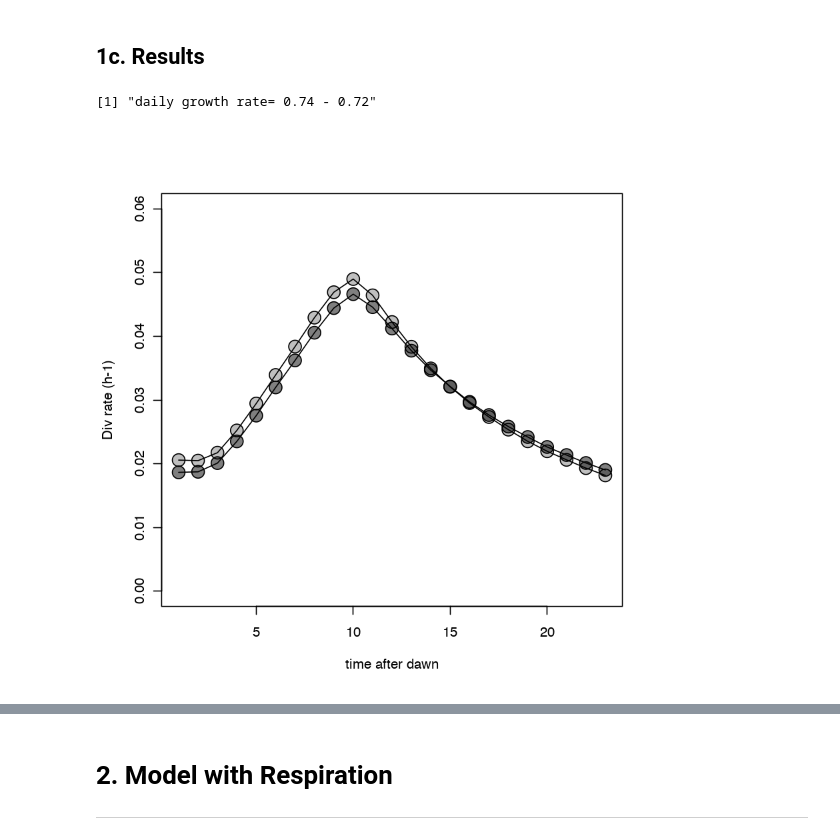
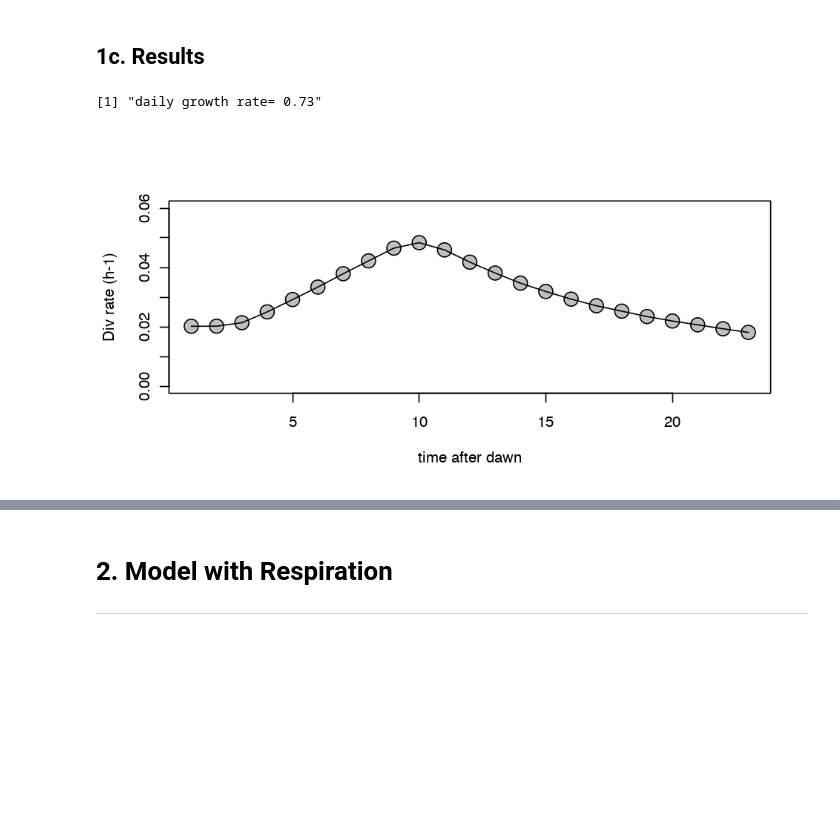
Before and after one commit to fribalet/ssPopModel, a Jupyter notebook: inst/ssMatrixModel_tests.ipynb, the cells around one changed output, grey strips where cells are left out. Cells and saved outputs as stored; diff of their text form; code cells hidden in the pictures; blank space fills up the shorter version.

```diff
--- a/inst/ssMatrixModel_tests.ipynb
+++ b/inst/ssMatrixModel_tests.ipynb
@@ -317,48 +305,52 @@ Iteration: 150 bestvalit: 0.229842 bestmemit:    0.170228    0.031504    3.88236
 # %% [markdown]
 ## 1c. Results
 # %%
-		####################################################
-		## Calculate projections from best fit parameters ##
-		####################################################
-        library(ggplot2)
-        library(reshape2)
-		res <- which(diff(as.numeric(colnames(V.hists))) == time.interval) # select time that have at least 2 consecutive time points, required for comparing the projection to the next time point
-		Vproj <- Vproj. <- V.hists
-		Nproj <- Nproj. <- N.dist
-		mu_N <- mu_N. <- matrix(nrow=1,ncol=dim(V.hists)[2])
-		volbins <- as.numeric(row.names(V.hists))
+####################################################
+## Calculate projections from best fit parameters ##
+####################################################
+library(ggplot2)
+library(reshape2)
+res <- which(diff(as.numeric(colnames(V.hists))) == time.interval) # select time that have at least 2 consecutive time points, required for comparing the projection to the next time point
+Vproj <- Vproj. <- V.hists
+Nproj <- Nproj. <- N.dist
+mu_N <- mu_N. <- matrix(nrow=1,ncol=dim(V.hists)[2])
+volbins <- as.numeric(row.names(V.hists))
 
-		for(hr in res){
-					B <- .matrix.conct.fast(hr=hr-1, Einterp=Einterp, volbins=volbins, gmax=gmax, dmax=dmax,b=b, E_star=E_star,c=c, d=d, resol=resol)
-                    Nproj[,hr+1] <- round(B %*% Nproj[,hr]) # calculate numbers of individuals
-					Vproj[,hr+1] <- B %*% Vproj[,hr] # calculate the projected size-frequency distribution
-					Vproj[,hr+1] <- Vproj[,hr+1]/sum(Vproj[,hr+1]) # normalize distribution so sum = 1
-					mu_N[,hr+1] <- log(sum(Nproj[,hr+1])/sum(Nproj[,hr]))/
-								((as.numeric(colnames(Nproj)[hr+1])-as.numeric(colnames(Nproj)[hr]))/(time.interval))
+for(hr in res){
+		B <- .matrix.conct.fast(hr=hr-1, Einterp=Einterp, volbins=volbins, gmax=gmax, dmax=dmax,b=b, E_star=E_star,c=c, d=d, resol=resol)
+        Nproj[,hr+1] <- round(B %*% Nproj[,hr]) # calculate numbers of individuals
+	    Vproj[,hr+1] <- B %*% Vproj[,hr] # calculate the projected size-frequency distribution
+		Vproj[,hr+1] <- Vproj[,hr+1]/sum(Vproj[,hr+1]) # normalize distribution so sum = 1
+		mu_N[,hr+1] <- log(sum(Nproj[,hr+1])/sum(Nproj[,hr]))/
+					    ((as.numeric(colnames(Nproj)[hr+1])-as.numeric(colnames(Nproj)[hr]))/(time.interval))
 
-            B. <- .matrix.conct.fast(hr=hr-1, Einterp=Einterp, volbins=volbins, gmax=gmax., dmax=dmax.,b=b., E_star=E_star.,c=c., d=d., resol=resol)
-                    Nproj.[,hr+1] <- round(B. %*% Nproj.[,hr]) # calculate numbers of individuals
-					Vproj.[,hr+1] <- B. %*% Vproj.[,hr] # calculate the projected size-frequency distribution
-					Vproj.[,hr+1] <- Vproj.[,hr+1]/sum(Vproj.[,hr+1]) # normalize distribution so sum = 1
-					mu_N.[,hr+1] <- log(sum(Nproj.[,hr+1])/sum(Nproj.[,hr]))/
-								((as.numeric(colnames(Nproj.)[hr+1])-as.numeric(colnames(Nproj.)[hr]))/(time.interval))
-						}
-		Nproj <- colSums(Nproj)
-		colnames(mu_N) <- colnames(Vproj)
-		Nproj. <- colSums(Nproj.)
-		colnames(mu_N.) <- colnames(Vproj.)
-		#############################
-		## Growth rate calculation ##
-		#############################
-		d.mu_N <- 24*mean(mu_N[-c(1:2)], na.rm=T)
-		d.mu_N. <- 24*mean(mu_N.[-c(1:2)], na.rm=T)
+#       B. <- .matrix.conct.fast(hr=hr-1, Einterp=Einterp, volbins=volbins, gmax=gmax., dmax=dmax.,b=b., E_star=E_star.,c=c., d=d., resol=resol)
+#       Nproj.[,hr+1] <- round(B. %*% Nproj.[,hr]) # calculate numbers of individuals
+#       Vproj.[,hr+1] <- B. %*% Vproj.[,hr] # calculate the projected size-frequency distribution
+# 	    Vproj.[,hr+1] <- Vproj.[,hr+1]/sum(Vproj.[,hr+1]) # normalize distribution so sum = 1
+# 		mu_N.[,hr+1] <- log(sum(Nproj.[,hr+1])/sum(Nproj.[,hr]))/
+# 					    ((as.numeric(colnames(Nproj.)[hr+1])-as.numeric(colnames(Nproj.)[hr]))/(time.interval))
 
-		print(paste("daily growth rate=",round(d.mu_N,2),"-",round(d.mu_N.,2)))
+    }
+
+Nproj <- colSums(Nproj)
+colnames(mu_N) <- colnames(Vproj)
+# Nproj. <- colSums(Nproj.)
+# colnames(mu_N.) <- colnames(Vproj.)
+
+#############################
+## Growth rate calculation ##
+#############################
+d.mu_N <- 24*mean(mu_N[-c(1:2)], na.rm=T)
+# d.mu_N. <- 24*mean(mu_N.[-c(1:2)], na.rm=T)
+
+print(paste("daily growth rate=",round(d.mu_N,2)))#,"-",round(d.mu_N.,2)))
 # %% [output]
-[1] "daily growth rate= 0.74 - 0.72"
+[1] "daily growth rate= 0.73"
 # %%
+options(repr.plot.width=8, repr.plot.height=4)
 plot(mu_N[-c(1:2)],type='o', ylim=c(0,0.06), xlab='time after dawn', ylab="Div rate (h-1)", pch=21, cex=2, bg=adjustcolor(1,0.25))
     points(mu_N.[-c(1:2)],type='o', pch=21, cex=2, bg=adjustcolor(1,0.5))
 # %% [output]
-[figure, old version]
+[figure, new version]
 # %%
```
Also changed, not shown: parts of 19 cells of this notebook.
